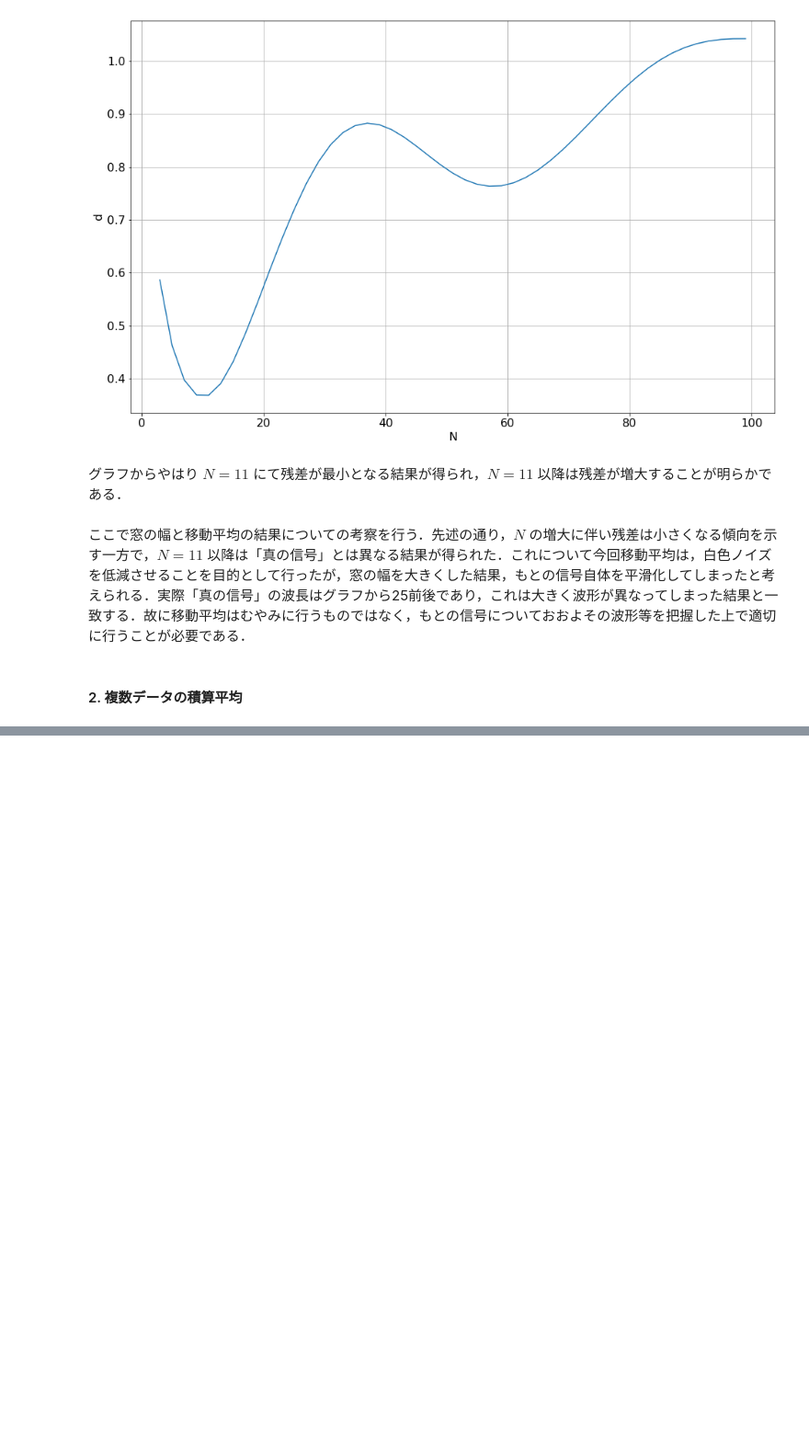
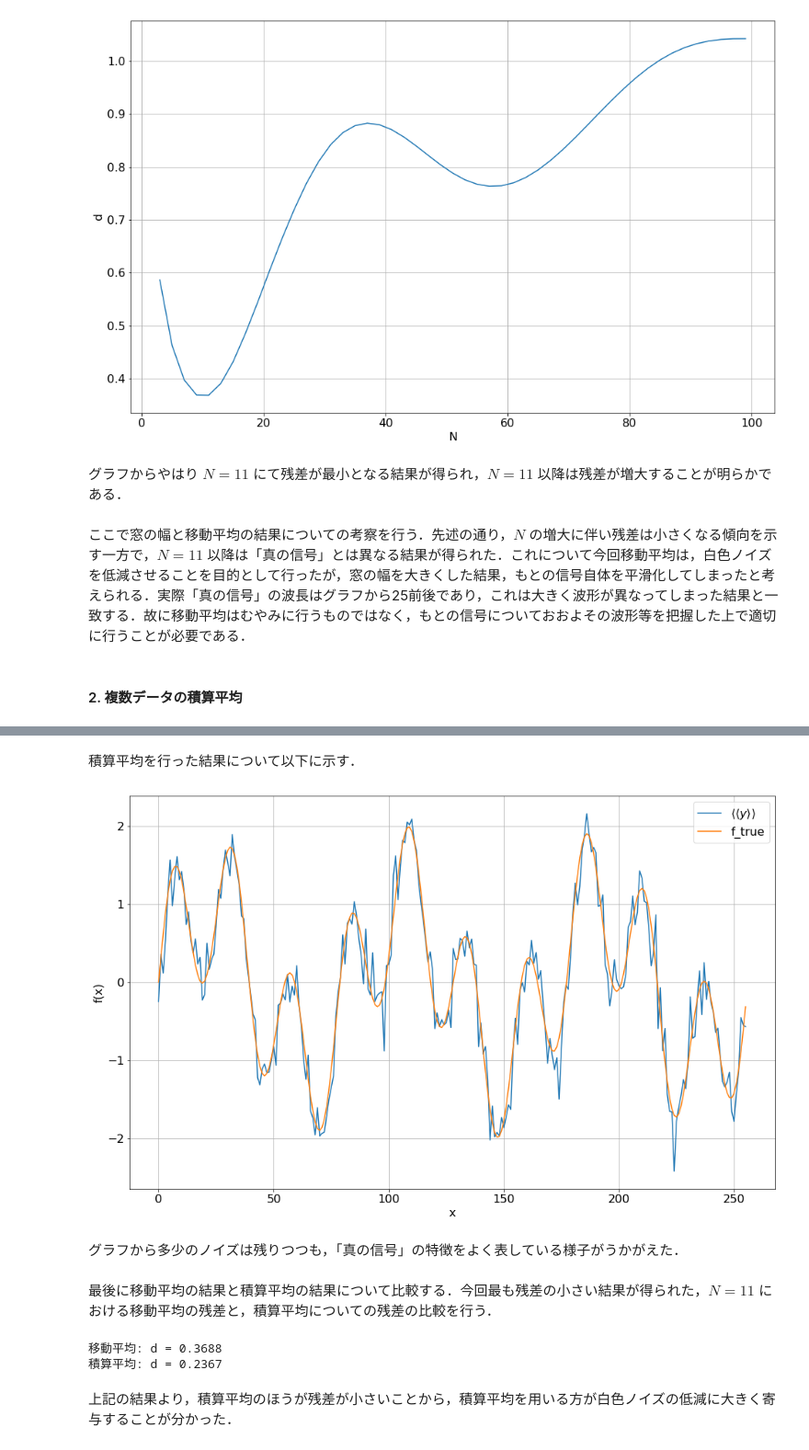
Before and after one commit to wakky927/image-processing, a Jupyter notebook: HW5/hw5.ipynb, the cells around one changed output, grey strips where cells are left out. Shown at 92% size. Drawn from its saved outputs; the diff is of its cells as text; code cells hidden in the pictures; blank space fills up the shorter version.

```diff
--- a/HW5/hw5.ipynb
+++ b/HW5/hw5.ipynb
@@ -135,0 +174,36 @@ plt.show()
+# %% [markdown]
+積算平均を行った結果について以下に示す．
+# %%
+# show data
+data_y = integrate_average(n_data_f)
+
+fig, ax = plt.subplots(figsize=(16, 10))
+
+ax.set_xlabel("x", fontsize=16)
+ax.set_ylabel("f(x)", fontsize=16)
+plt.xticks(fontsize=16)
+plt.yticks(fontsize=16)
+
+plt.plot(true_data_x, data_y, label=r"$\langle\langle y \rangle\rangle$")
+plt.plot(true_data_x, true_data_f, label="f_true")
+
+plt.grid(which="both")
+plt.legend(fontsize=16)
+
+plt.show()
+# %% [output]
+[figure, added]
+# %% [markdown]
+グラフから多少のノイズは残りつつも，「真の信号」の特徴をよく表している様子がうかがえた．
+# %% [markdown]
+最後に移動平均の結果と積算平均の結果について比較する．今回最も残差の小さい結果が得られた，$N = 11$ における移動平均の残差と，積算平均についての残差の比較を行う．
+# %%
+data_g = moving_average(noisy_data_f, 11)
+
+print(f"移動平均: d = {residual(true_data_f, data_g):.4f}")
+print(f"積算平均: d = {residual(true_data_f, data_y):.4f}")
+# %% [output]
+移動平均: d = 0.3688
+積算平均: d = 0.2367
+# %% [markdown]
+上記の結果より，積算平均のほうが残差が小さいことから，積算平均を用いる方が白色ノイズの低減に大きく寄与することが分かった．
```
Also changed, not shown: parts of 7 cells of this notebook, 2 other files.
